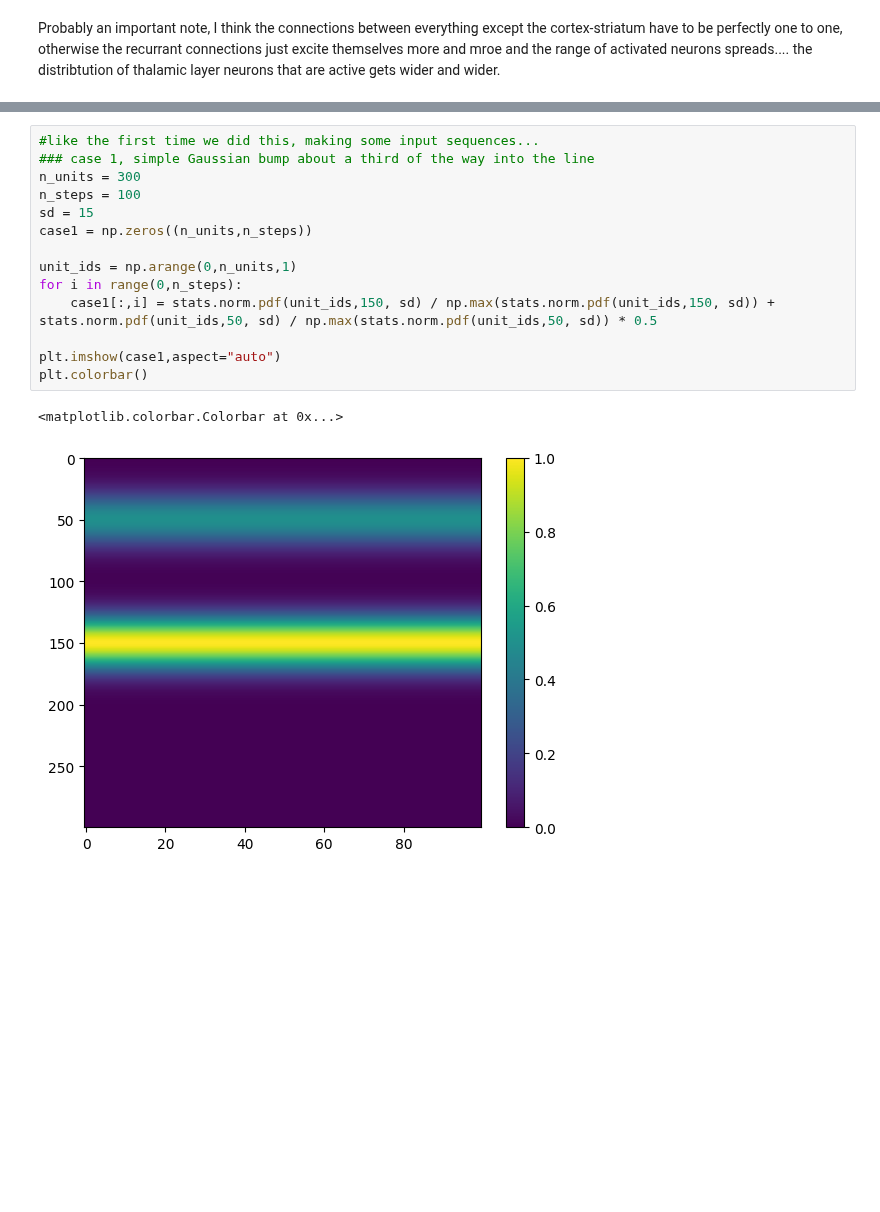
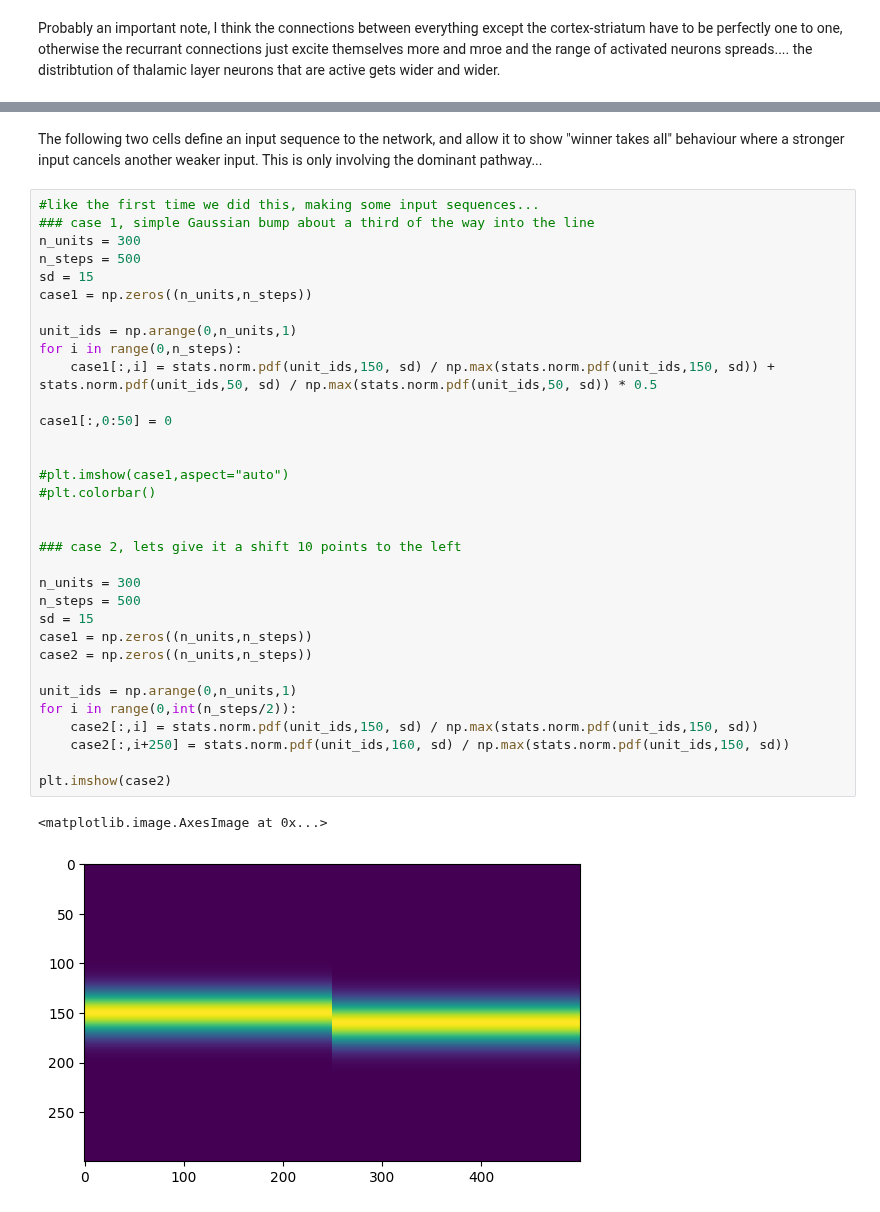
Before and after one commit to joncannon/Thesis, a Jupyter notebook: bg_attractor.ipynb, the cells around one changed output, grey strips where cells are left out. Cells and saved outputs as stored; diff of their text form; blank space fills up the shorter version.

Commit message:
General structure + 510 ms case working

```diff
--- a/bg_attractor.ipynb
+++ b/bg_attractor.ipynb
@@ -181,21 +181,42 @@ class b_ganglia:
         plt.show
 
         return None
+# %% [markdown]
+The following two cells define an input sequence to the network, and allow it to show "winner takes all" behaviour where a stronger input cancels another weaker input. This is only involving the dominant pathway...
 # %%
 #like the first time we did this, making some input sequences...
 ### case 1, simple Gaussian bump about a third of the way into the line
 n_units = 300
-n_steps = 100
+n_steps = 500
 sd = 15
 case1 = np.zeros((n_units,n_steps))
 
 unit_ids = np.arange(0,n_units,1)
 for i in range(0,n_steps):
     case1[:,i] = stats.norm.pdf(unit_ids,150, sd) / np.max(stats.norm.pdf(unit_ids,150, sd)) + stats.norm.pdf(unit_ids,50, sd) / np.max(stats.norm.pdf(unit_ids,50, sd)) * 0.5
 
-plt.imshow(case1,aspect="auto")
-plt.colorbar()
+case1[:,0:50] = 0
+
+
+#plt.imshow(case1,aspect="auto")
+#plt.colorbar()
+
+
+### case 2, lets give it a shift 10 points to the left
+
+n_units = 300
+n_steps = 500
+sd = 15
+case1 = np.zeros((n_units,n_steps))
+case2 = np.zeros((n_units,n_steps))
+
+unit_ids = np.arange(0,n_units,1)
+for i in range(0,int(n_steps/2)):
+    case2[:,i] = stats.norm.pdf(unit_ids,150, sd) / np.max(stats.norm.pdf(unit_ids,150, sd))
+    case2[:,i+250] = stats.norm.pdf(unit_ids,160, sd) / np.max(stats.norm.pdf(unit_ids,150, sd))
+
+plt.imshow(case2)
 # %% [output]
-<matplotlib.colorbar.Colorbar at 0x...>
+<matplotlib.image.AxesImage at 0x...>
-[figure, old version]
+[figure, new version]
 # %%
```
Also changed, not shown: parts of 3 cells of this notebook.
